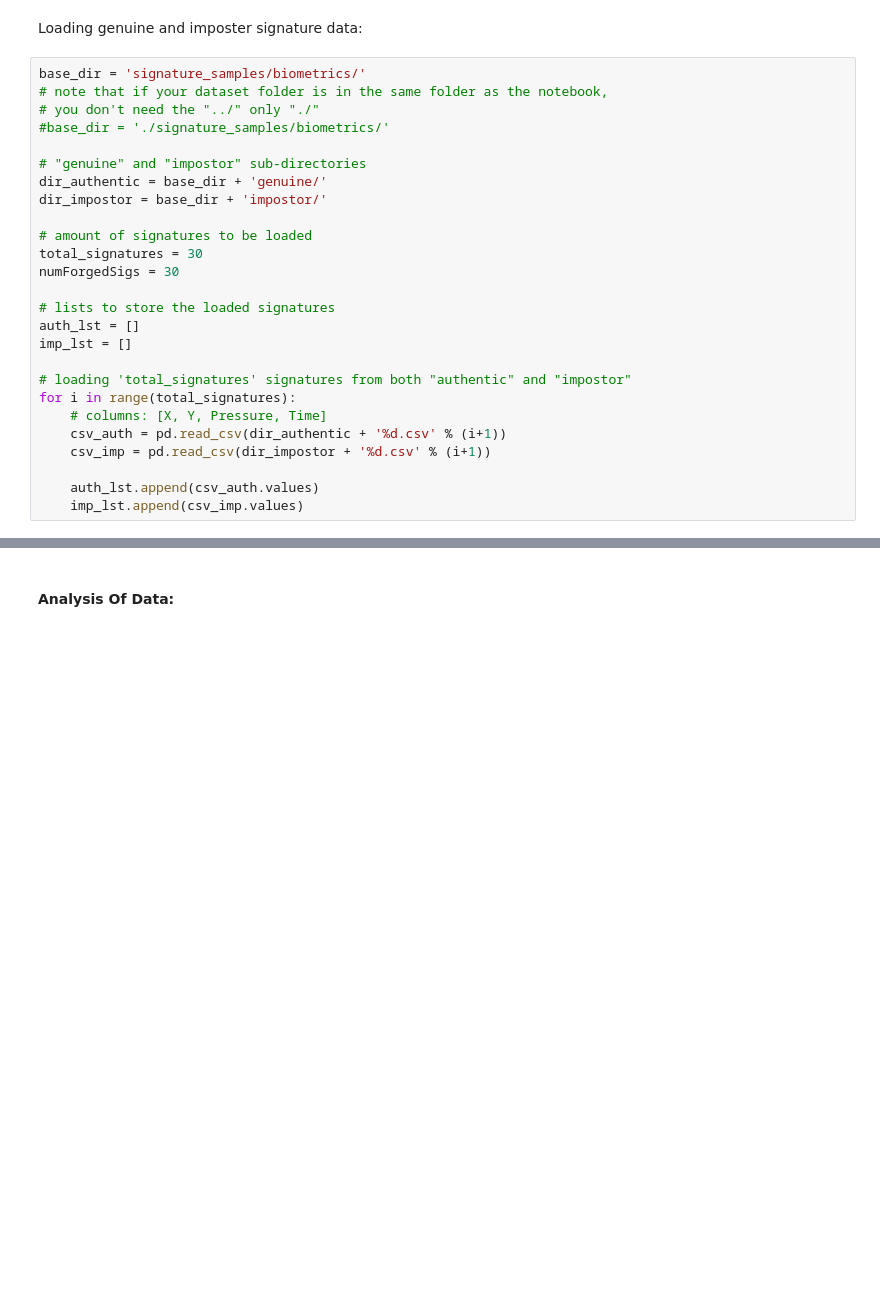
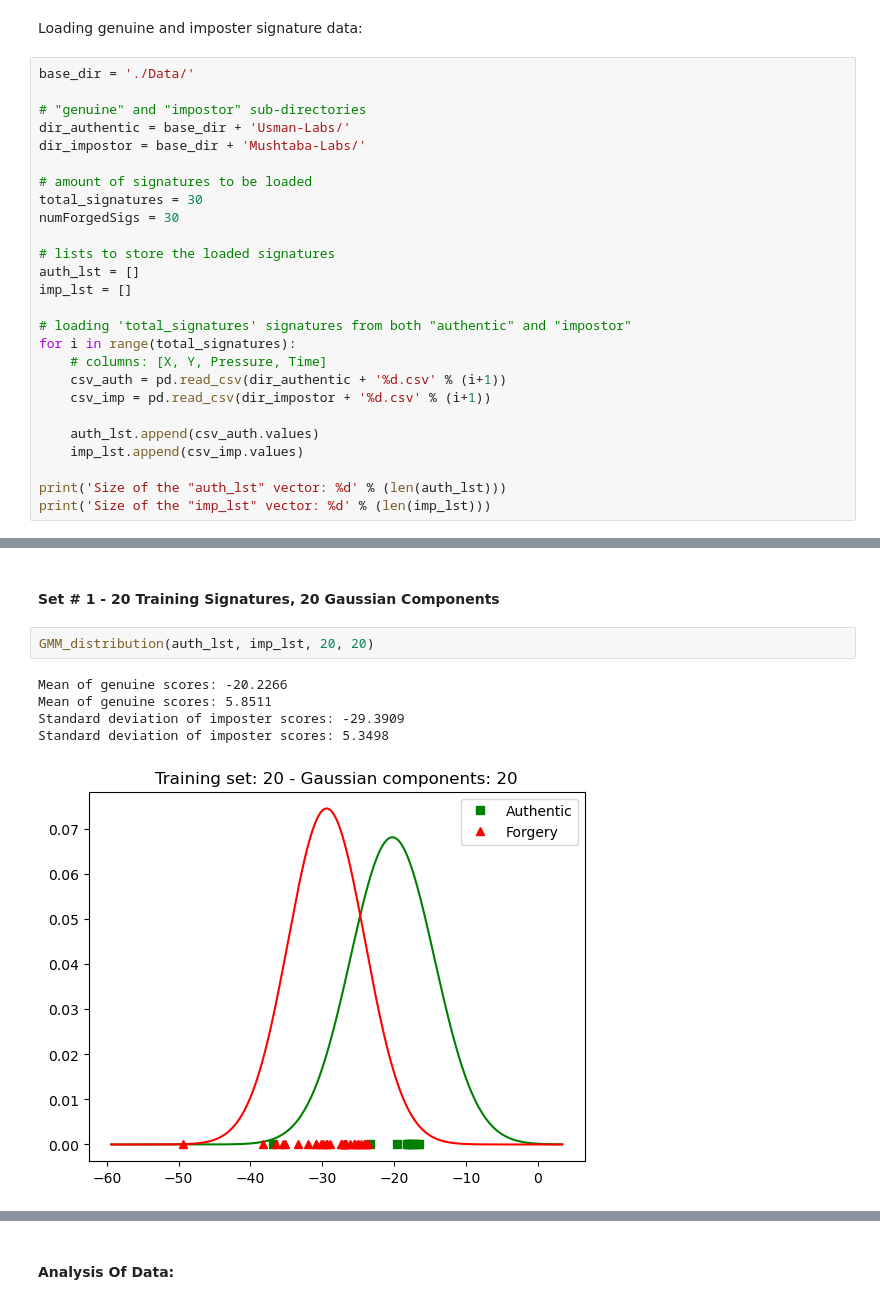
Before and after one commit to MushtabaA/ENCM509-Labs, a Jupyter notebook: Assignment 3/Lab03_Mushtaba_Al Yasseen_Usman_Khan_2024W.ipynb, the cells around one changed output, grey strips where cells are left out. Saved outputs shown, nothing was run; the diff lists cells and outputs as text; blank space fills up the shorter version.

```diff
--- a/Assignment 3/Lab03_Mushtaba_Al Yasseen_Usman_Khan_2024W.ipynb
+++ b/Assignment 3/Lab03_Mushtaba_Al Yasseen_Usman_Khan_2024W.ipynb
@@ -28,14 +28,11 @@ from scipy.stats import norm
 # %% [markdown]
 Loading genuine and imposter signature data:
 # %%
-base_dir = 'signature_samples/biometrics/'
-# note that if your dataset folder is in the same folder as the notebook,
-# you don't need the "../" only "./"
-#base_dir = './signature_samples/biometrics/'
+base_dir = './Data/'
 
 # "genuine" and "impostor" sub-directories
-dir_authentic = base_dir + 'genuine/'
-dir_impostor = base_dir + 'impostor/'
+dir_authentic = base_dir + 'Usman-Labs/'
+dir_impostor = base_dir + 'Mushtaba-Labs/'
 
 # amount of signatures to be loaded
 total_signatures = 30
@@ -53,3 +50,6 @@ for i in range(total_signatures):
 
     auth_lst.append(csv_auth.values)
     imp_lst.append(csv_imp.values)
+
+print('Size of the "auth_lst" vector: %d' % (len(auth_lst)))
+print('Size of the "imp_lst" vector: %d' % (len(imp_lst)))
@@ -55,0 +158,10 @@ for i in range(total_signatures):
+# %% [markdown]
+#### Set # 1 - 20 Training Signatures, 20 Gaussian Components
+# %%
+GMM_distribution(auth_lst, imp_lst, 20, 20)
+# %% [output]
+Mean of genuine scores: -20.2266
+Mean of genuine scores: 5.8511
+Standard deviation of imposter scores: -29.3909
+Standard deviation of imposter scores: 5.3498
+[figure, added]
```
Also changed, not shown: parts of 10 cells of this notebook.
